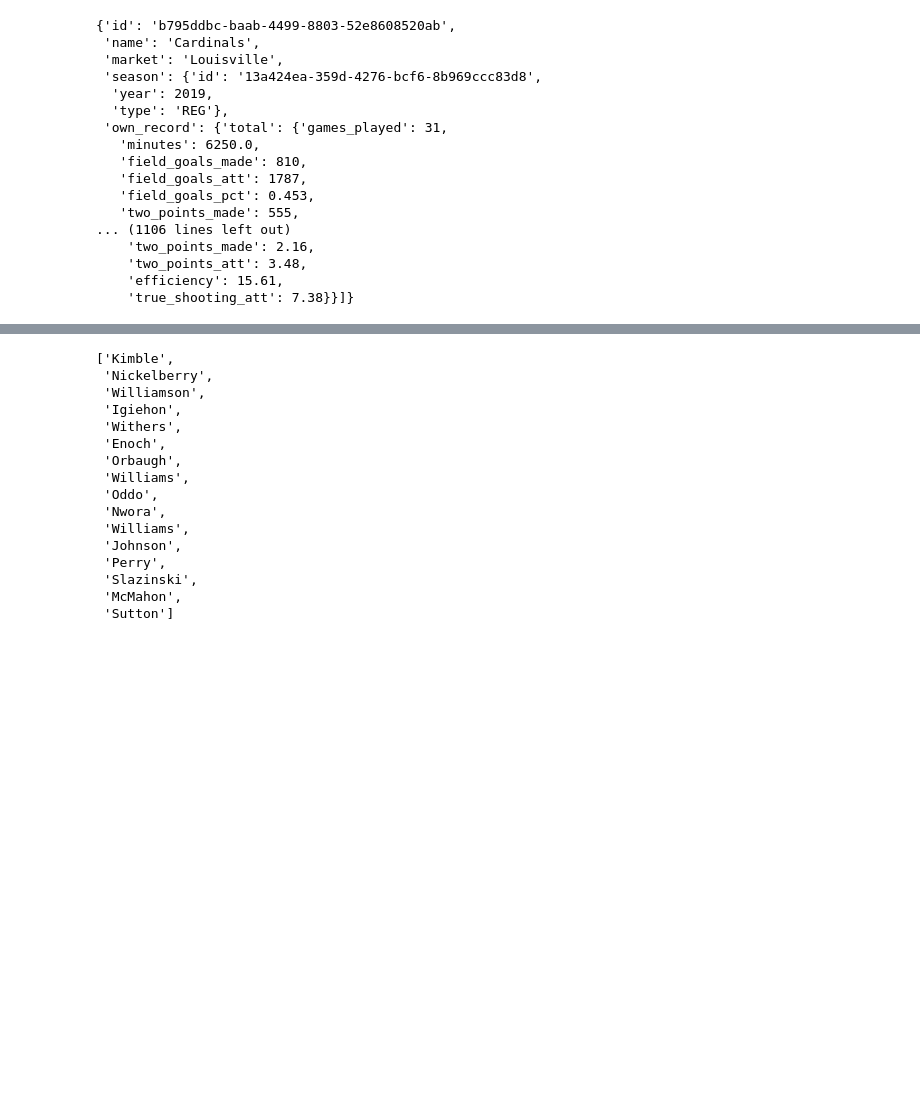
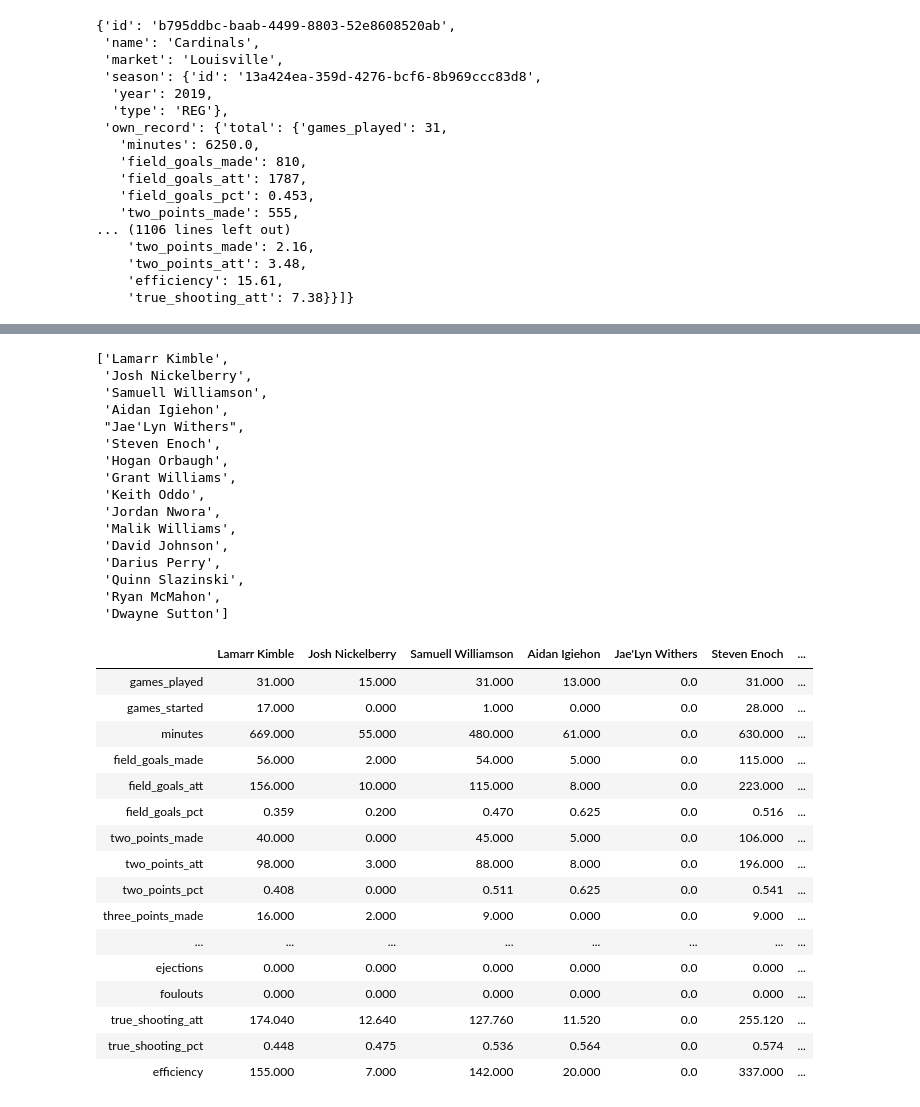
Before and after one commit to Bourbonplaytime/LouisvilleMBBStats, a Jupyter notebook: Louisville_Rebounds_as_Percentage.ipynb, the cells around one changed output, grey strips where cells are left out. Saved outputs shown, nothing was run; the diff lists cells and outputs as text; code cells hidden in the pictures; blank space fills up the shorter version.

Commit message:
Calculated points and turnovers as %age of whole, cretaed pandas dataframe objects for team totals, averages and player totals and averages

```diff
--- a/Louisville_Rebounds_as_Percentage.ipynb
+++ b/Louisville_Rebounds_as_Percentage.ipynb
@@ -61,23 +66,23 @@ mems = np.arange(len(player_stats))
 players = []
 
 for player in mems:
-    players.append(player_stats[player]['last_name'])
+    players.append(player_stats[player]['full_name'])
 
 players
 # %% [output]
-['Kimble',
- 'Nickelberry',
- 'Williamson',
- 'Igiehon',
- 'Withers',
- 'Enoch',
- 'Orbaugh',
- 'Williams',
- 'Oddo',
- 'Nwora',
- 'Williams',
- 'Johnson',
- 'Perry',
- 'Slazinski',
- 'McMahon',
- 'Sutton']
+['Lamarr Kimble',
+ 'Josh Nickelberry',
+ 'Samuell Williamson',
+ 'Aidan Igiehon',
+ "Jae'Lyn Withers",
+ 'Steven Enoch',
+ 'Hogan Orbaugh',
+ 'Grant Williams',
+ 'Keith Oddo',
+ 'Jordan Nwora',
+ 'Malik Williams',
+ 'David Johnson',
+ 'Darius Perry',
+ 'Quinn Slazinski',
+ 'Ryan McMahon',
+ 'Dwayne Sutton']
@@ -84,7 +91,31 @@ players
 # %%
-player_dict = {}
+player_total_dict = []
+
 for player in players:
-    for dude in player_stats:
-        player_dict[player] = dude
-        player_stats.remove(dude)
-        break
+    player_total_dict.append(player_dict[player]['total'])
+# %%
+df_ptd = pd.DataFrame.from_dict(player_total_dict)
+# %%
+df_ptd.index = players
+# %%
+final_ptd = df_ptd.transpose()
+# %%
+final_ptd
+# %% [output]
+|  | Lamarr Kimble | Josh Nickelberry | Samuell Williamson | Aidan Igiehon | Jae'Lyn Withers | Steven Enoch | ... |
+| games_played | 31.000 | 15.000 | 31.000 | 13.000 | 0.0 | 31.000 | ... |
+| games_started | 17.000 | 0.000 | 1.000 | 0.000 | 0.0 | 28.000 | ... |
+| minutes | 669.000 | 55.000 | 480.000 | 61.000 | 0.0 | 630.000 | ... |
+| field_goals_made | 56.000 | 2.000 | 54.000 | 5.000 | 0.0 | 115.000 | ... |
+| field_goals_att | 156.000 | 10.000 | 115.000 | 8.000 | 0.0 | 223.000 | ... |
+| field_goals_pct | 0.359 | 0.200 | 0.470 | 0.625 | 0.0 | 0.516 | ... |
+| two_points_made | 40.000 | 0.000 | 45.000 | 5.000 | 0.0 | 106.000 | ... |
+| two_points_att | 98.000 | 3.000 | 88.000 | 8.000 | 0.0 | 196.000 | ... |
+| two_points_pct | 0.408 | 0.000 | 0.511 | 0.625 | 0.0 | 0.541 | ... |
+| three_points_made | 16.000 | 2.000 | 9.000 | 0.000 | 0.0 | 9.000 | ... |
+| ... | ... | ... | ... | ... | ... | ... | ... |
+| ejections | 0.000 | 0.000 | 0.000 | 0.000 | 0.0 | 0.000 | ... |
+| foulouts | 0.000 | 0.000 | 0.000 | 0.000 | 0.0 | 0.000 | ... |
+| true_shooting_att | 174.040 | 12.640 | 127.760 | 11.520 | 0.0 | 255.120 | ... |
+| true_shooting_pct | 0.448 | 0.475 | 0.536 | 0.564 | 0.0 | 0.574 | ... |
+| efficiency | 155.000 | 7.000 | 142.000 | 20.000 | 0.0 | 337.000 | ... |
```
Also changed, not shown: parts of 23 cells of this notebook.
